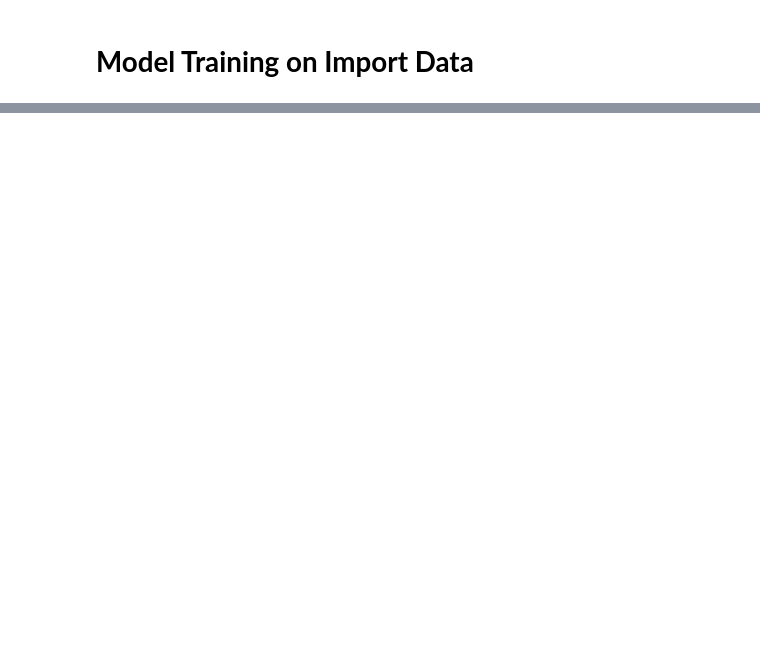
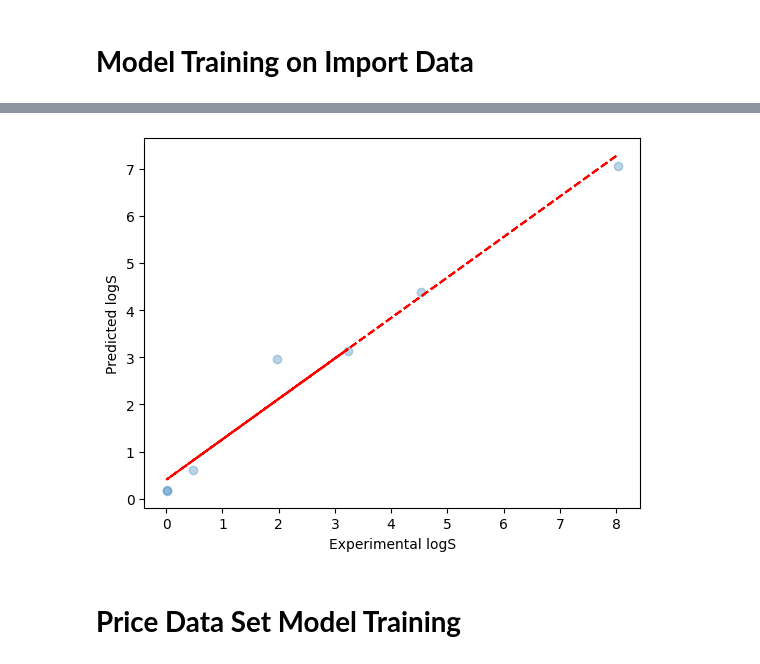
Before and after one commit to hamzaabialal/data, a Jupyter notebook: Crop_Prediction.ipynb, the cells around one changed output, grey strips where cells are left out. Drawn from its saved outputs; the diff is of its cells as text; code cells hidden in the pictures; blank space fills up the shorter version.

```diff
--- a/Crop_Prediction.ipynb
+++ b/Crop_Prediction.ipynb
@@ -527,0 +597,4 @@ plt.show()
+# %%
+x_import_data=pd.get_dummies(x_import_data, columns=['Commodity'], drop_first=True)
+
+x_import_data.head()
@@ -527,0 +625,4 @@ plt.show()
+# %%
+from sklearn.model_selection import train_test_split
+x_train, x_test, y_train, y_test = train_test_split(x_import_data,y_import_data, test_size=0.2, random_state=100)
+x_train.shape, x_test.shape, y_train.shape, y_test.shape
@@ -527,0 +631,7 @@ plt.show()
+# %%
+from sklearn.linear_model import LinearRegression
+from sklearn.ensemble import RandomForestRegressor
+regressor = RandomForestRegressor(max_depth=5, random_state=50)
+
+# Fit the model
+regressor.fit(x_train, y_train)
@@ -527,0 +640,3 @@ plt.show()
+# %%
+rf_import_pred = regressor.predict(x_train)
+rf_import_test_pred = regressor.predict(x_test)
@@ -527,0 +700,16 @@ plt.show()
+# %%
+import matplotlib.pyplot as plt
+import numpy as np
+import matplotlib.pyplot as plt
+import numpy as np
+z=np.polyfit(y_test, rf_import_test_pred, 1)
+p=np.poly1d(z)
+plt.plot(y_test,p(y_test),"r--")
+plt.scatter(y_test, rf_import_test_pred, alpha=0.3)
+plt.xlabel("Experimental logS")
+plt.ylabel("Predicted logS")
+plt.show()
+# %% [output]
+[figure, added]
+# %% [markdown]
+# **Price Data Set Model Training**
```
Also changed, not shown: parts of 40 cells of this notebook.
